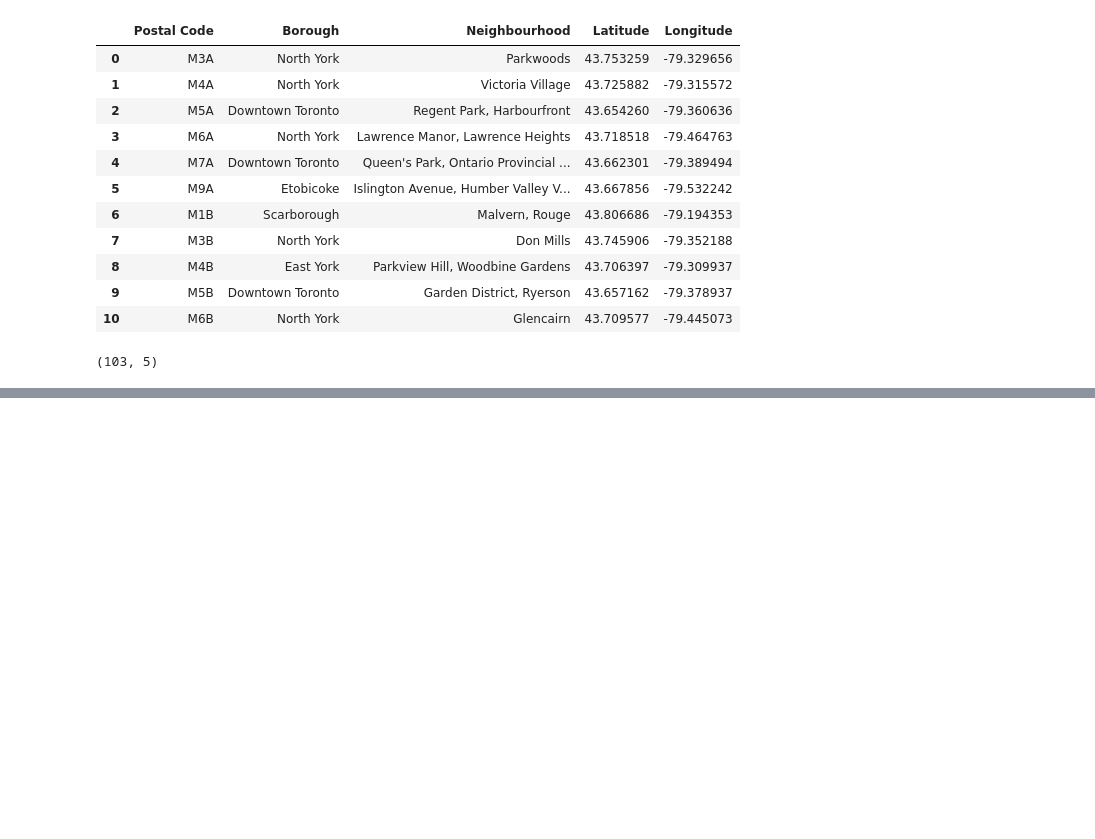
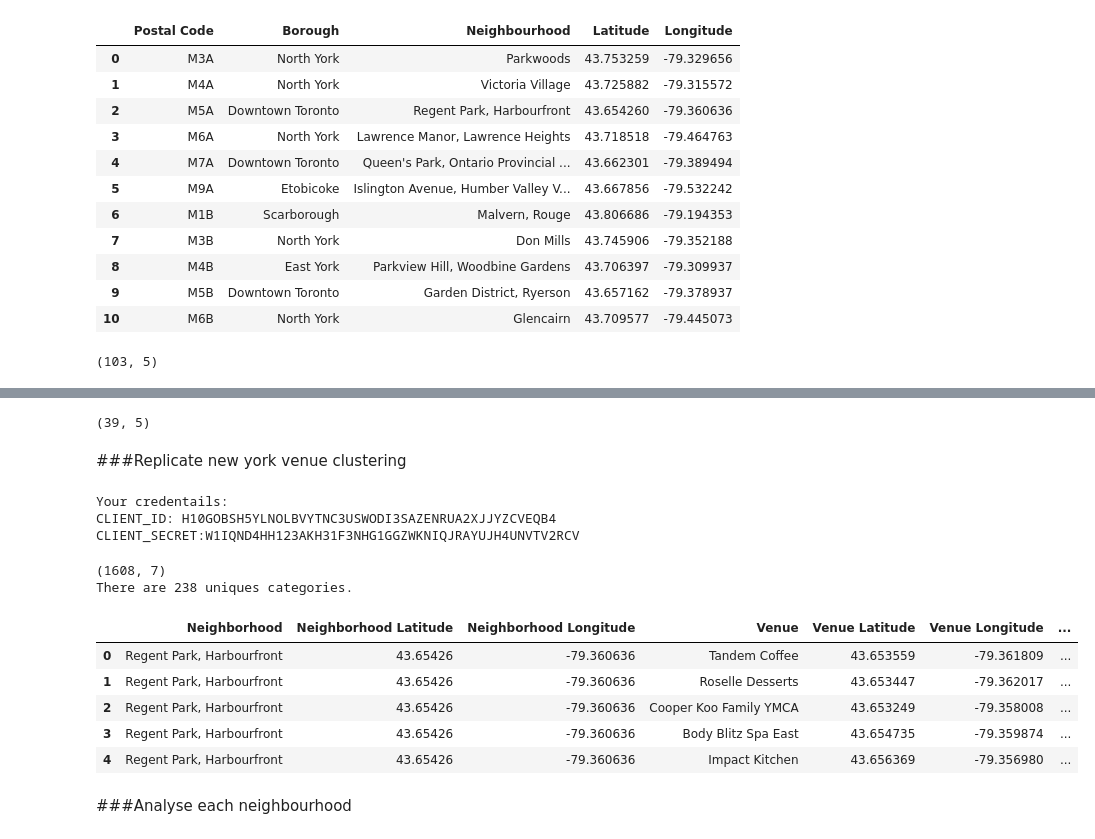
Before and after one commit to Primax1995/Coursera_Capstone, a Jupyter notebook: week3_assignment_toronto.ipynb, the cells around one changed output, grey strips where cells are left out. Cells and saved outputs as stored; diff of their text form; code cells hidden in the pictures; blank space fills up the shorter version.

```diff
--- a/week3_assignment_toronto.ipynb
+++ b/week3_assignment_toronto.ipynb
@@ -113,0 +128,24 @@ df_final.shape
+# %%
+# create map of Toronto using latitude and longitude values
+map_toronto = folium.Map(location=[latitude, longitude], zoom_start=10)
+
+# add markers to map
+for lat, lng, borough, neighbourhood in zip(df_final['Latitude'], df_final['Longitude'], df_final['Borough'], df_final['Neighbourhood']):
+    label = '{}, {}'.format(neighbourhood, borough)
+    label = folium.Popup(label, parse_html=True)
+    folium.CircleMarker(
+        [lat, lng],
+        radius=5,
+        popup=label,
+        color='blue',
+        fill=True,
+        fill_color='#3186cc',
+        fill_opacity=0.7,
+        parse_html=False).add_to(map_toronto)
+
+map_toronto
+# %%
+##looking at only boroughs that have "Toronto" in the name
+
+toronto_nb = df_final[df_final['Borough'].str.contains("toronto", na=False, case=False)].reset_index(drop=True)
+toronto_nb.head()
@@ -113,0 +159,20 @@ df_final.shape
+# %%
+toronto_nb.shape
+# %% [output]
+(39, 5)
+# %% [markdown]
+###Replicate new york venue clustering
+# %%
+CLIENT_ID = 'H10GOBSH5YLNOLBVYTNC3USWODI3SAZENRUA2XJJYZCVEQB4' # your Foursquare ID
+CLIENT_SECRET = 'W1IQND4HH123AKH31F3NHG1GGZWKNIQJRAYUJH4UNVTV2RCV' # your Foursquare Secret
+ACCESS_TOKEN = 'RFZ3OGXEPCQU1RMQWALVQ4IKD2L1FOP024XLYY0EFDLYEK03' # your FourSquare Access Token
+VERSION = '20210130' # Foursquare API version
+LIMIT = 100 # A default Foursquare API limit value
+
+print('Your credentails:')
+print('CLIENT_ID: ' + CLIENT_ID)
+print('CLIENT_SECRET:' + CLIENT_SECRET)
+# %% [output]
+Your credentails:
+CLIENT_ID: H10GOBSH5YLNOLBVYTNC3USWODI3SAZENRUA2XJJYZCVEQB4
+CLIENT_SECRET:W1IQND4HH123AKH31F3NHG1GGZWKNIQJRAYUJH4UNVTV2RCV
@@ -113,0 +221,20 @@ df_final.shape
+# %%
+toronto_venues = getNearbyVenues(names=toronto_nb['Neighbourhood'],
+                                   latitudes=toronto_nb['Latitude'],
+                                   longitudes=toronto_nb['Longitude']
+                                  )
+# %%
+print(toronto_venues.shape)
+print('There are {} uniques categories.'.format(len(toronto_venues['Venue Category'].unique())))
+toronto_venues.head()
+# %% [output]
+(1608, 7)
+There are 238 uniques categories.
+|  | Neighborhood | Neighborhood Latitude | Neighborhood Longitude | Venue | Venue Latitude | Venue Longitude | ... |
+| 0 | Regent Park, Harbourfront | 43.65426 | -79.360636 | Tandem Coffee | 43.653559 | -79.361809 | ... |
+| 1 | Regent Park, Harbourfront | 43.65426 | -79.360636 | Roselle Desserts | 43.653447 | -79.362017 | ... |
+| 2 | Regent Park, Harbourfront | 43.65426 | -79.360636 | Cooper Koo Family YMCA | 43.653249 | -79.358008 | ... |
+| 3 | Regent Park, Harbourfront | 43.65426 | -79.360636 | Body Blitz Spa East | 43.654735 | -79.359874 | ... |
+| 4 | Regent Park, Harbourfront | 43.65426 | -79.360636 | Impact Kitchen | 43.656369 | -79.356980 | ... |
+# %% [markdown]
+###Analyse each neighbourhood
```
Also changed, not shown: parts of 13 cells of this notebook.
